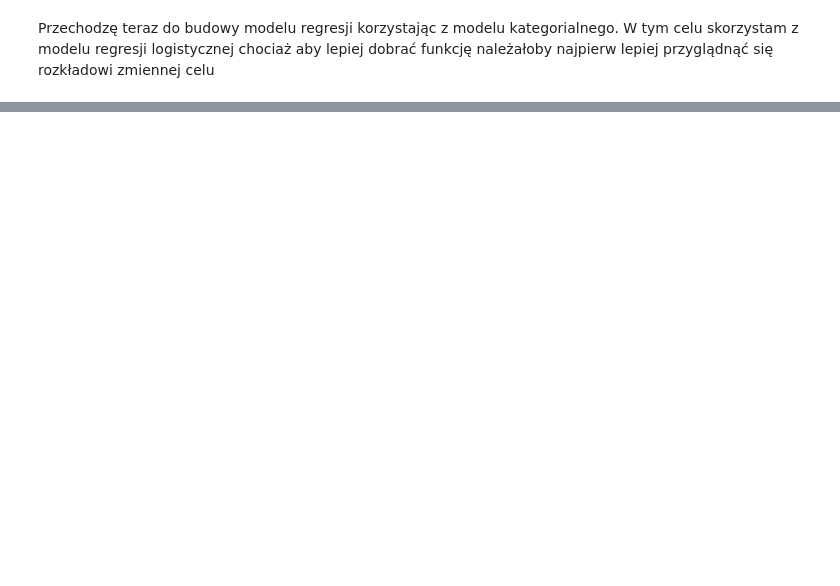
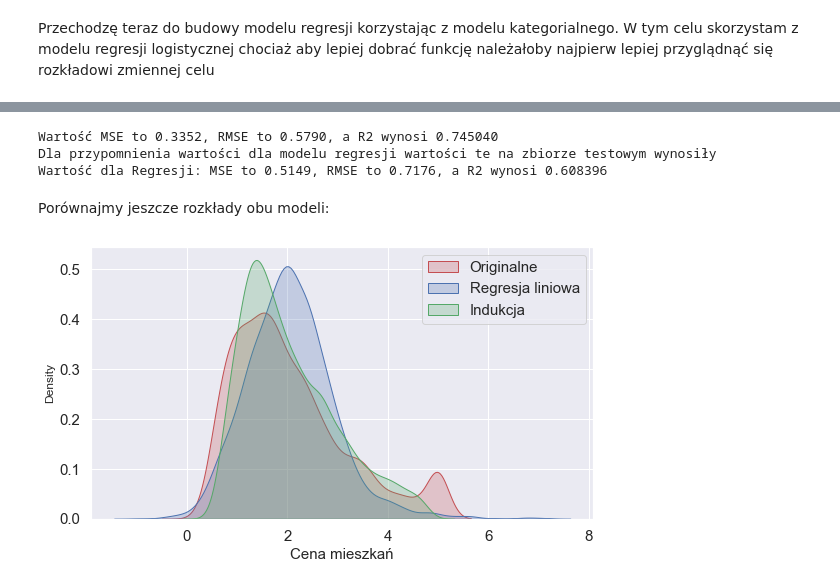
Before and after one commit to krisz17/model_induction, a Jupyter notebook: induction.ipynb, the cells around one changed output, grey strips where cells are left out. Cells and saved outputs as stored; diff of their text form; code cells hidden in the pictures; blank space fills up the shorter version.

Commit message:
dokończenie budowy modelu indukcyjnego oraz modele AutoML

```diff
--- a/induction.ipynb
+++ b/induction.ipynb
@@ -16,7 +16,7 @@ model = LinearRegression()
 model.fit(X_train, y_train)
 
 y_hat = model.predict(X_train)
-y_hat_test = model.predict(X_test)
+y_hat_test_r = model.predict(X_test)
 
 print(model.coef_)
 print(housing.feature_names)
@@ -106,0 +98,13 @@ np.average(y_train_cat)
+# %%
+# generuję listę liczb pseudolosowych na podstawie których dokonam kodowania targetu na 0 i 1
+import random
+tresh_list = []
+for i in range(len(y_train_b)):  #16512
+    tmp = random.random()
+    tresh_list.append(tmp)
+
+y_train_cat = [1 if y >= t else 0 for y,t in zip(y_train_b, tresh_list)]
+
+# sprawdzenie czy średnia się zgadza, można wykorzystać jakiś test ale przy tej skali prawo wielkich liczb powinno zadziałać
+print(np.average(y_train_cat))
+print(np.average(y_train_b))
@@ -106,0 +116,64 @@ np.average(y_train_cat)
+# %%
+from catboost import CatBoostClassifier, Pool
+
+# odpuszczam sobie przygotowanie zmiennych kategorialnych bo takowych w zbiorze nie ma
+
+#parametryzujemy model
+cbc = CatBoostClassifier(n_estimators=100,
+                         loss_function='Logloss',
+                         learning_rate=0.1,
+                         depth=3, task_type='GPU',
+                         random_state=128262,
+                         verbose=False)
+
+
+# konsertujemy zbiory do typu Pool
+pool_train = Pool(X_train, y_train_cat)
+
+pool_test = Pool(X_test, cat_features = [])
+cbc.fit(pool_train)
+y_hat_test = cbc.predict_proba(pool_test)
+
+# odwrotne działanie do min max
+y_hat_test_conv = [y*(y_max - y_min) + y_min for y in y_hat_test[:,1]]
+
+
+from sklearn.metrics import mean_squared_error, r2_score
+
+
+print("Wartość MSE to {0:.4f}, RMSE to {1:.4f}, a R2 wynosi {2:4f}".
+      format(mean_squared_error(y_test, y_hat_test_conv, squared=True), \
+             mean_squared_error(y_test, y_hat_test_conv, squared=False), \
+            r2_score(y_test, y_hat_test_conv)))
+print("Dla przypomnienia wartości dla modelu regresji wartości te na zbiorze testowym wynosiły")
+
+print("Wartość dla Regresji: MSE to {0:.4f}, RMSE to {1:.4f}, a R2 wynosi {2:4f}".
+      format(mean_squared_error(y_test, y_hat_test_r, squared=True), \
+             mean_squared_error(y_test, y_hat_test_r, squared=False), \
+            r2_score(y_test, y_hat_test_r)))
+# %% [output]
+Wartość MSE to 0.3352, RMSE to 0.5790, a R2 wynosi 0.745040
+Dla przypomnienia wartości dla modelu regresji wartości te na zbiorze testowym wynosiły
+Wartość dla Regresji: MSE to 0.5149, RMSE to 0.7176, a R2 wynosi 0.608396
+# %% [markdown]
+Porównajmy jeszcze rozkłady obu modeli:
+# %%
+import matplotlib.pyplot as plt
+import seaborn as sns
+
+sns.set(style="darkgrid")
+plt.figure(figsize=(9,5))
+
+
+fig = sns.kdeplot(y_test, label='Originalne', shade=True, color="r", common_grid=True)
+fig = sns.kdeplot(y_hat_test_r, label='Regresja liniowa', shade=True, color="b", common_grid=True)
+fig = sns.kdeplot(y_hat_test_conv, label='Indukcja', shade=True, color="g", common_grid=True)
+
+plt.xlabel('Cena mieszkań', fontsize=15)
+#plt.xlim(0,1)
+plt.legend(fontsize=15)
+plt.tick_params(axis='both', labelsize=15, pad=5)
+#plt.savefig("double_density.png", format='png', dpi=300, facecolor="White")
+plt.show()
+# %% [output]
+[figure, added]
```
Also changed, not shown: parts of 9 cells of this notebook, 1 other file.
